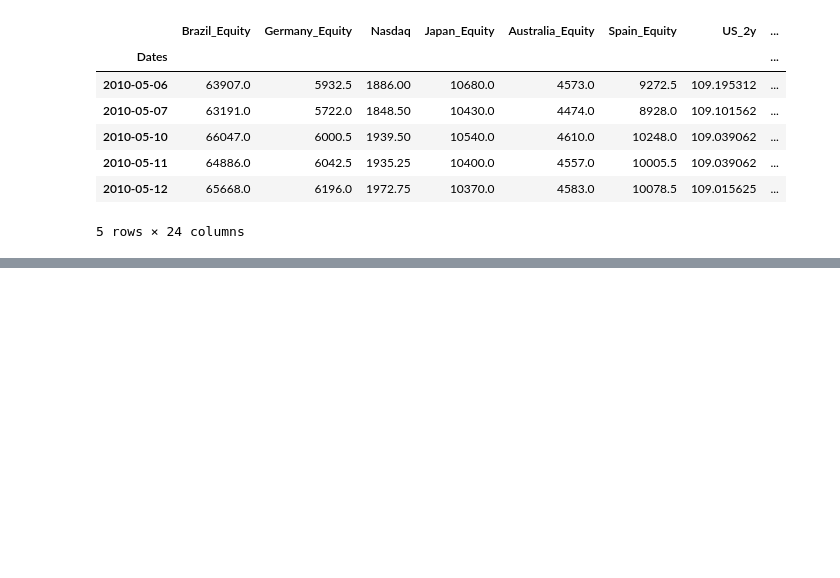
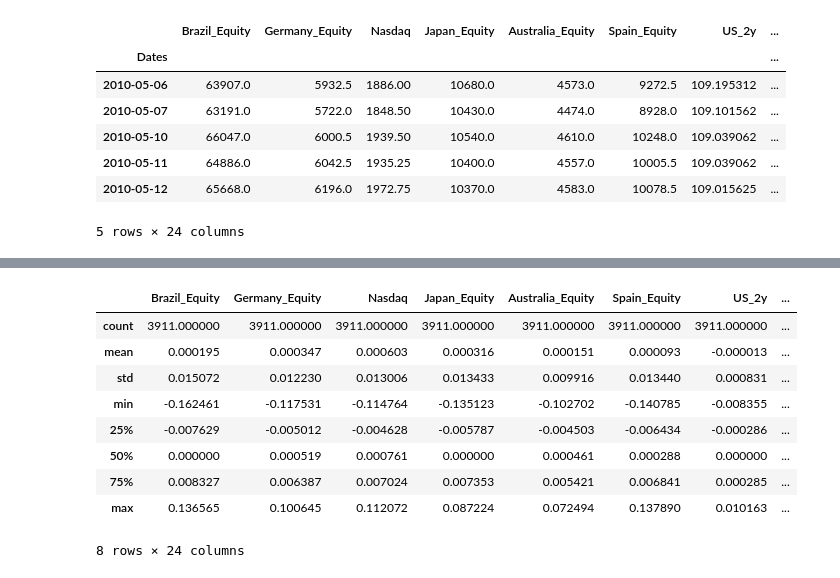
Before and after one commit to MartyJester/MarPort, a Jupyter notebook: Hope.ipynb, the cells around one changed output, grey strips where cells are left out. Drawn from its saved outputs; the diff is of its cells as text; code cells hidden in the pictures; blank space fills up the shorter version.

```diff
--- a/Hope.ipynb
+++ b/Hope.ipynb
@@ -319,0 +189,13 @@ plt.close()
+# %%
+df_log_returns.describe()
+# %% [output]
+|  | Brazil_Equity | Germany_Equity | Nasdaq | Japan_Equity | Australia_Equity | Spain_Equity | US_2y | ... |
+| count | 3911.000000 | 3911.000000 | 3911.000000 | 3911.000000 | 3911.000000 | 3911.000000 | 3911.000000 | ... |
+| mean | 0.000195 | 0.000347 | 0.000603 | 0.000316 | 0.000151 | 0.000093 | -0.000013 | ... |
+| std | 0.015072 | 0.012230 | 0.013006 | 0.013433 | 0.009916 | 0.013440 | 0.000831 | ... |
+| min | -0.162461 | -0.117531 | -0.114764 | -0.135123 | -0.102702 | -0.140785 | -0.008355 | ... |
+| 25% | -0.007629 | -0.005012 | -0.004628 | -0.005787 | -0.004503 | -0.006434 | -0.000286 | ... |
+| 50% | 0.000000 | 0.000519 | 0.000761 | 0.000000 | 0.000461 | 0.000288 | 0.000000 | ... |
+| 75% | 0.008327 | 0.006387 | 0.007024 | 0.007353 | 0.005421 | 0.006841 | 0.000285 | ... |
+| max | 0.136565 | 0.100645 | 0.112072 | 0.087224 | 0.072494 | 0.137890 | 0.010163 | ... |
+8 rows × 24 columns
```
Also changed, not shown: parts of 10 cells of this notebook.
